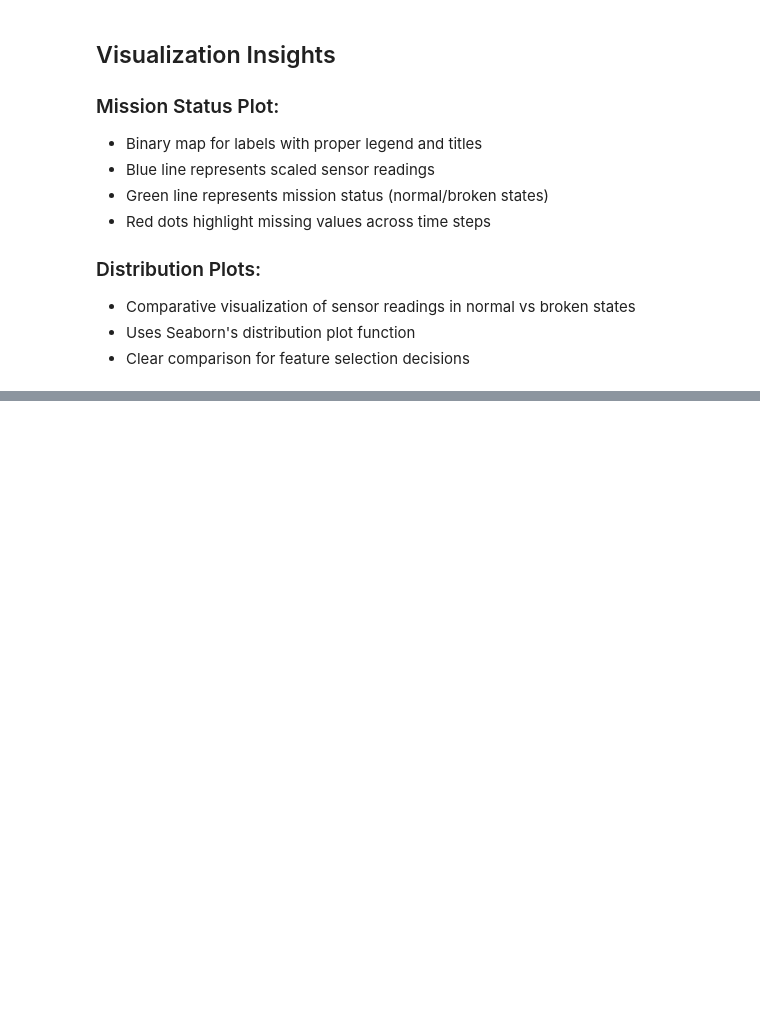
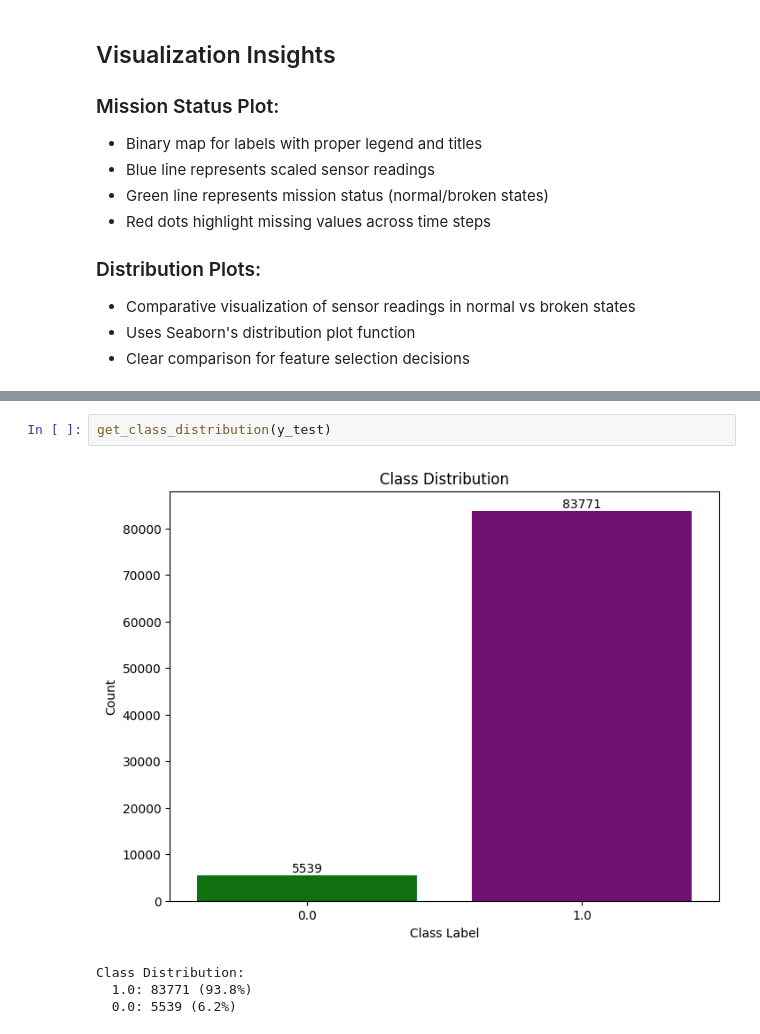
Before and after one commit to Mo7ammedAOS/Predictive-Maintenance-for-Water-Pump-Units, a Jupyter notebook: notebooks/Water_pump_pdm.ipynb, the cells around one changed output, grey strips where cells are left out. Saved outputs shown, nothing was run; the diff lists cells and outputs as text; blank space fills up the shorter version.

```diff
--- a/notebooks/Water_pump_pdm.ipynb
+++ b/notebooks/Water_pump_pdm.ipynb
@@ -567,0 +648,7 @@ for col in list(data_10min_shift.columns)[:-1]:
+# %%
+get_class_distribution(y_test)
+# %% [output]
+[figure, added]
+Class Distribution:
+  1.0: 83771 (93.8%)
+  0.0: 5539 (6.2%)
```
Also changed, not shown: parts of 18 cells of this notebook.
